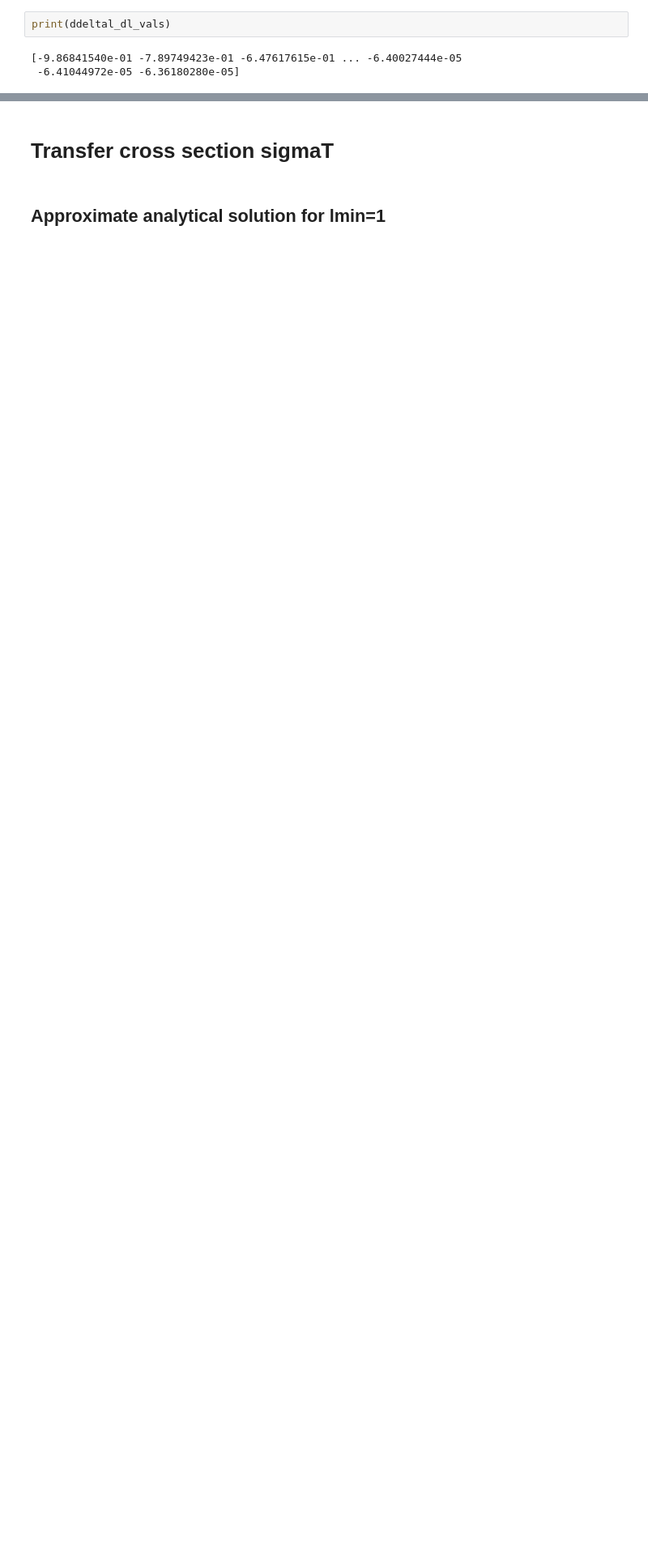
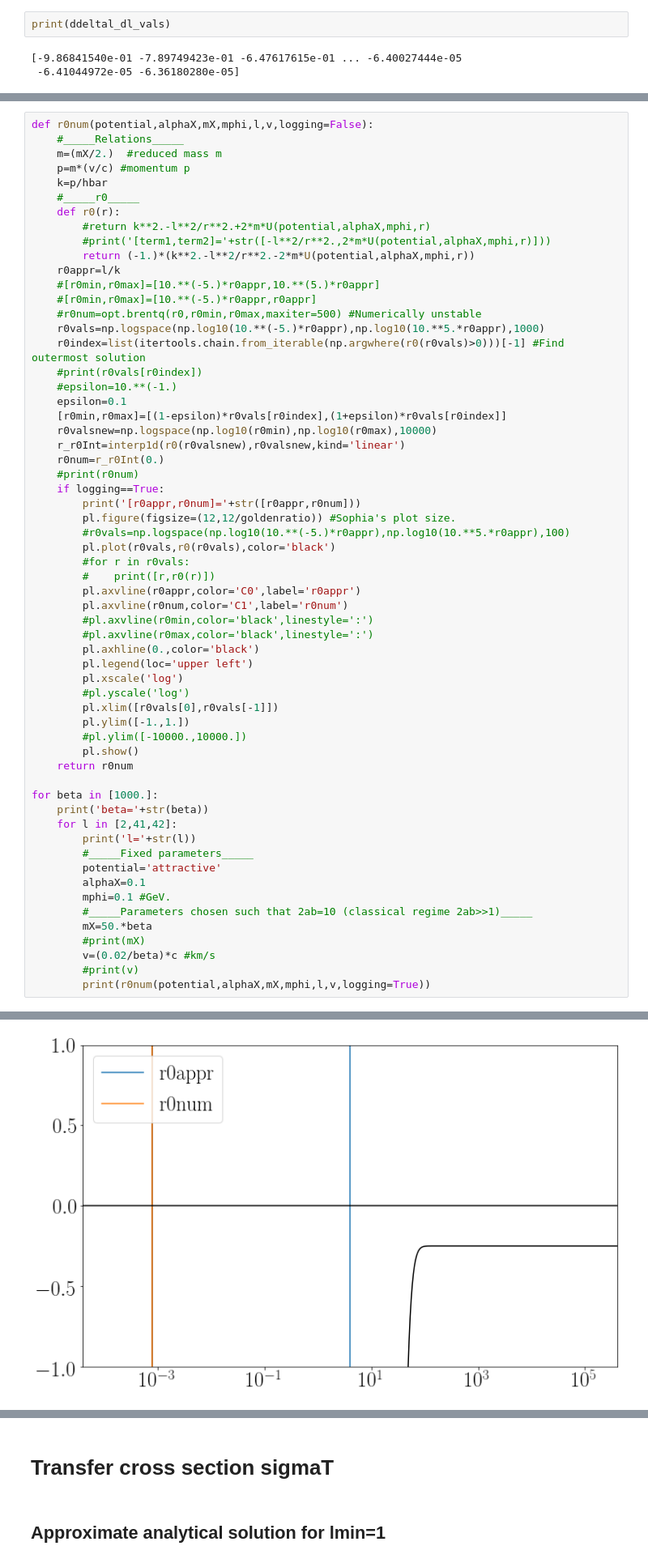
Before and after one commit to LauraSagunski/Self-interaction-cross-section, a Jupyter notebook: Integral_deltal.ipynb, the cells around one changed output, grey strips where cells are left out. Shown at 81% size. Saved outputs shown, nothing was run; the diff lists cells and outputs as text; blank space fills up the shorter version.

```diff
--- a/Integral_deltal.ipynb
+++ b/Integral_deltal.ipynb
@@ -489,0 +492,61 @@ Plots/Plots/Difference_ddeltal_dl_analytical_vs_numerical.pdf exported.
+# %%
+def r0num(potential,alphaX,mX,mphi,l,v,logging=False):
+    #_____Relations_____
+    m=(mX/2.)  #reduced mass m
+    p=m*(v/c) #momentum p
+    k=p/hbar
+    #_____r0_____
+    def r0(r):
+        #return k**2.-l**2/r**2.+2*m*U(potential,alphaX,mphi,r)
+        #print('[term1,term2]='+str([-l**2/r**2.,2*m*U(potential,alphaX,mphi,r)]))
+        return (-1.)*(k**2.-l**2/r**2.-2*m*U(potential,alphaX,mphi,r))
+    r0appr=l/k
+    #[r0min,r0max]=[10.**(-5.)*r0appr,10.**(5.)*r0appr]
+    #[r0min,r0max]=[10.**(-5.)*r0appr,r0appr]
+    #r0num=opt.brentq(r0,r0min,r0max,maxiter=500) #Numerically unstable
+    r0vals=np.logspace(np.log10(10.**(-5.)*r0appr),np.log10(10.**5.*r0appr),1000)
+    r0index=list(itertools.chain.from_iterable(np.argwhere(r0(r0vals)>0)))[-1] #Find outermost solution
+    #print(r0vals[r0index])
+    #epsilon=10.**(-1.)
+    epsilon=0.1
+    [r0min,r0max]=[(1-epsilon)*r0vals[r0index],(1+epsilon)*r0vals[r0index]]
+    r0valsnew=np.logspace(np.log10(r0min),np.log10(r0max),10000)
+    r_r0Int=interp1d(r0(r0valsnew),r0valsnew,kind='linear')
+    r0num=r_r0Int(0.)
+    #print(r0num)
+    if logging==True:
+        print('[r0appr,r0num]='+str([r0appr,r0num]))
+        pl.figure(figsize=(12,12/goldenratio)) #Sophia's plot size.
+        #r0vals=np.logspace(np.log10(10.**(-5.)*r0appr),np.log10(10.**5.*r0appr),100)
+        pl.plot(r0vals,r0(r0vals),color='black')
+        #for r in r0vals:
+        #    print([r,r0(r)])
+        pl.axvline(r0appr,color='C0',label='r0appr')
+        pl.axvline(r0num,color='C1',label='r0num')
+        #pl.axvline(r0min,color='black',linestyle=':')
+        #pl.axvline(r0max,color='black',linestyle=':')
+        pl.axhline(0.,color='black')
+        pl.legend(loc='upper left')
+        pl.xscale('log')
+        #pl.yscale('log')
+        pl.xlim([r0vals[0],r0vals[-1]])
+        pl.ylim([-1.,1.])
+        #pl.ylim([-10000.,10000.])
+        pl.show()
+    return r0num
+
+for beta in [1000.]:
+    print('beta='+str(beta))
+    for l in [2,41,42]:
+        print('l='+str(l))
+        #_____Fixed parameters_____
+        potential='attractive'
+        alphaX=0.1
+        mphi=0.1 #GeV.
+        #_____Parameters chosen such that 2ab=10 (classical regime 2ab>>1)_____
+        mX=50.*beta
+        #print(mX)
+        v=(0.02/beta)*c #km/s
+        #print(v)
+        print(r0num(potential,alphaX,mX,mphi,l,v,logging=True))
+# %% [output]
@@ -489,0 +556 @@ Plots/Plots/Difference_ddeltal_dl_analytical_vs_numerical.pdf exported.
+[figure, added]
```
Also changed, not shown: parts of 42 cells of this notebook.
